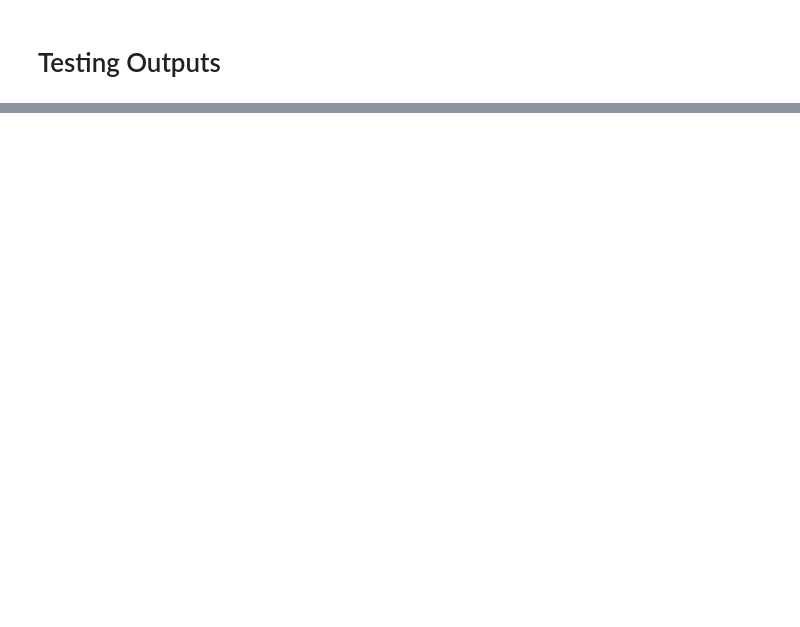
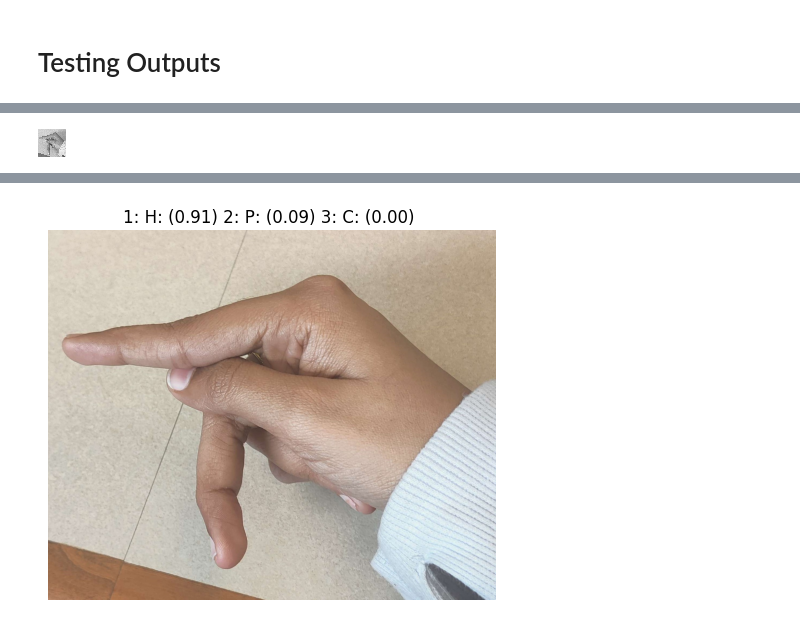
Before and after one commit to joestrada1022/ASL_CNN_Model, a Jupyter notebook: ASL_Model.ipynb, the cells around one changed output, grey strips where cells are left out. Saved outputs shown, nothing was run; the diff lists cells and outputs as text; code cells hidden in the pictures; blank space fills up the shorter version.

```diff
--- a/ASL_Model.ipynb
+++ b/ASL_Model.ipynb
@@ -422,0 +424,4 @@ get_prediction('/dataset/joshM.jpg', model, 4)
+# %%
+get_prediction('prernaP.jpg', model)
+# %% [output]
+[figure, added]
@@ -422,0 +429 @@ get_prediction('/dataset/joshM.jpg', model, 4)
+[figure, added]
```
Also changed, not shown: parts of 13 cells of this notebook.
